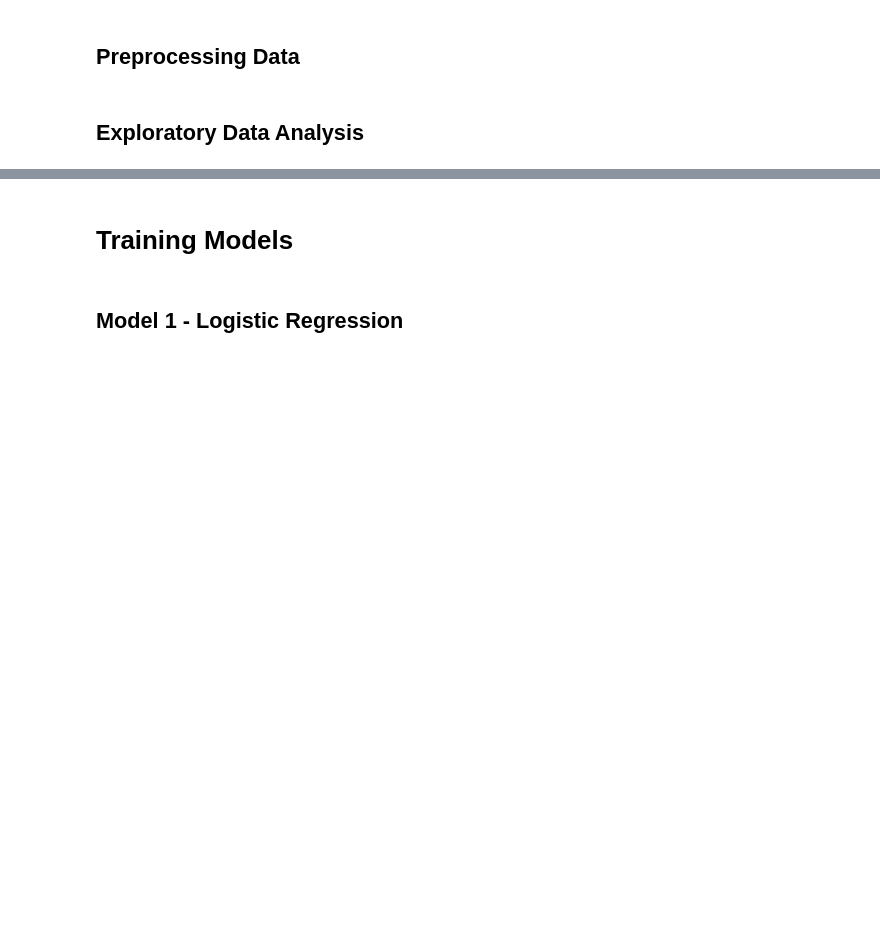
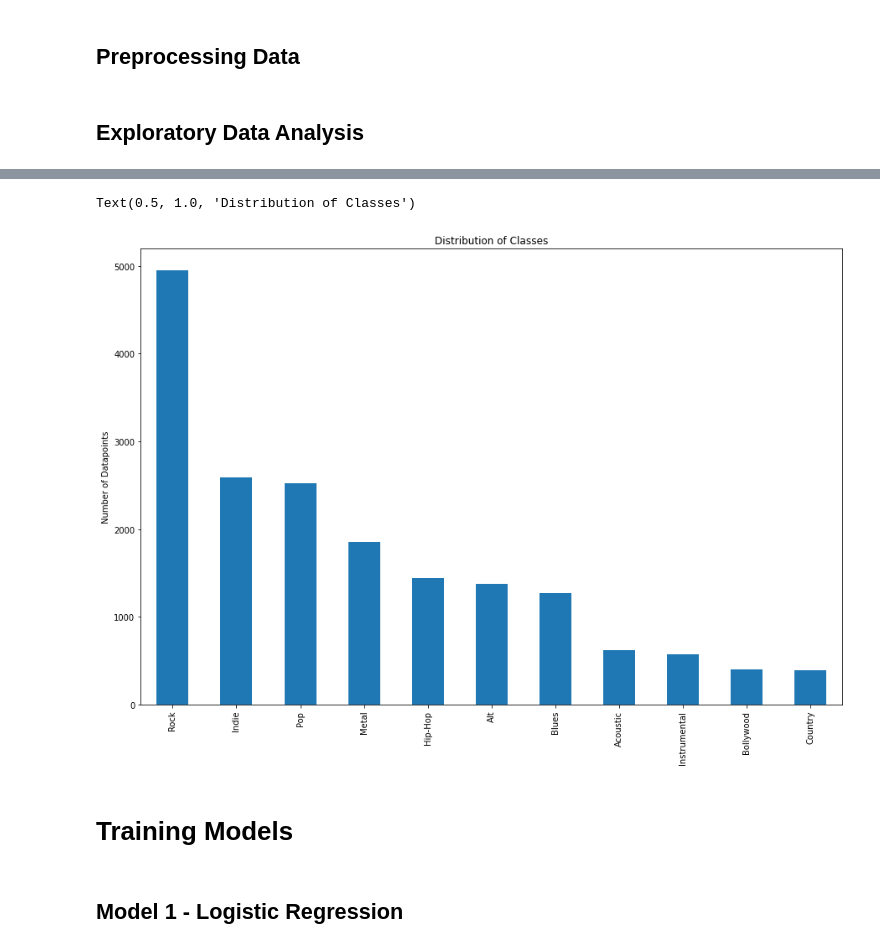
Before and after one commit to rohanthanki/music_genre_classification, a Jupyter notebook: main.ipynb, the cells around one changed output, grey strips where cells are left out. Cells and saved outputs as stored; diff of their text form; code cells hidden in the pictures; blank space fills up the shorter version.

```diff
--- a/main.ipynb
+++ b/main.ipynb
@@ -75,3 +101,12 @@ X_test = scaler.transform(X_test)
+# %%
+plt.figure(figsize=(15,10))
+y_df.value_counts().plot(kind='bar')
+plt.xticks([0,1,2,3,4,5,6,7,8,9,10], labels_distribution)
+plt.ylabel('Number of Datapoints')
+plt.title('Distribution of Classes')
+# %% [output]
+Text(0.5, 1.0, 'Distribution of Classes')
+[figure, added]
 # %%
 n_samples, n_features = X_train.shape
 # %%
```
Also changed, not shown: parts of 14 cells of this notebook.
